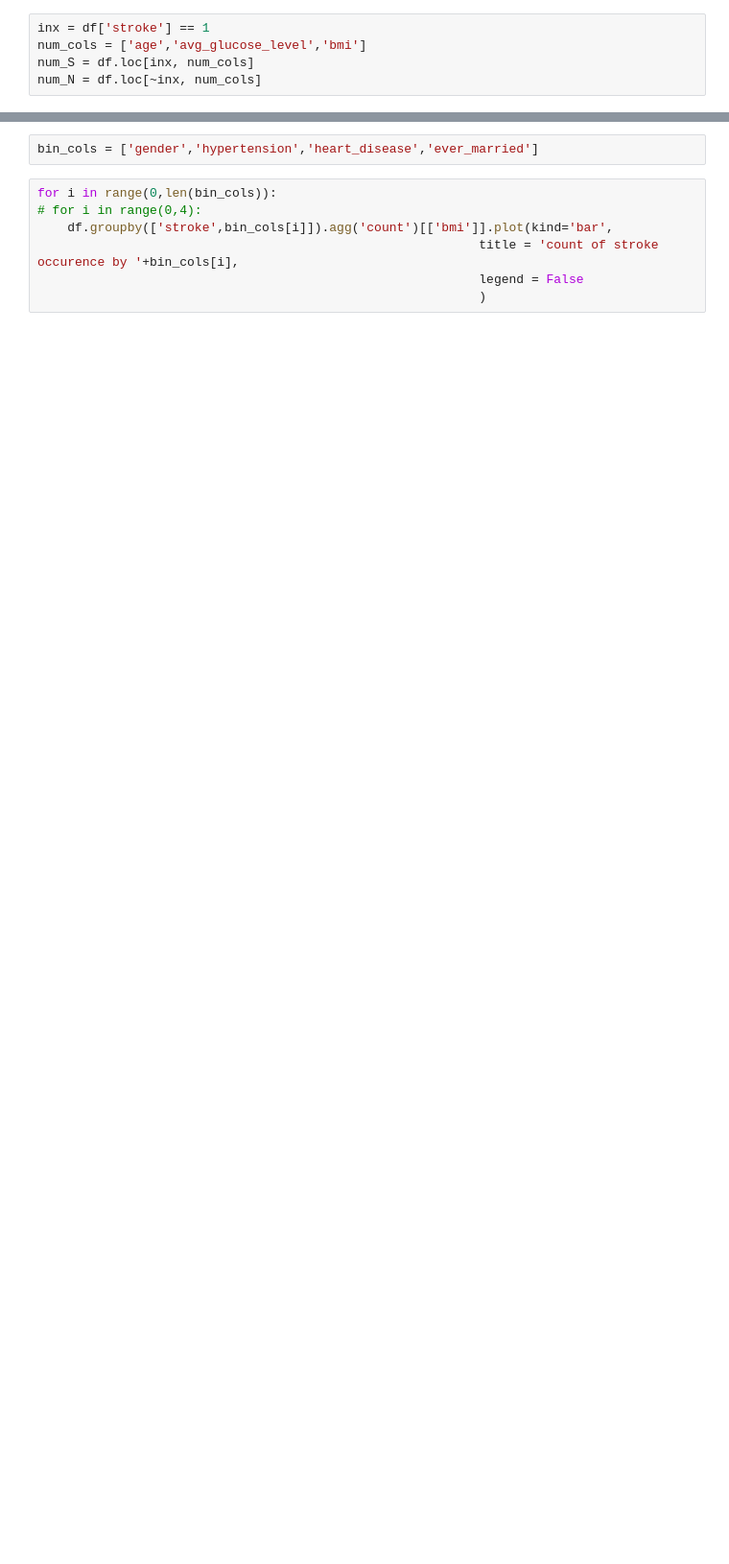
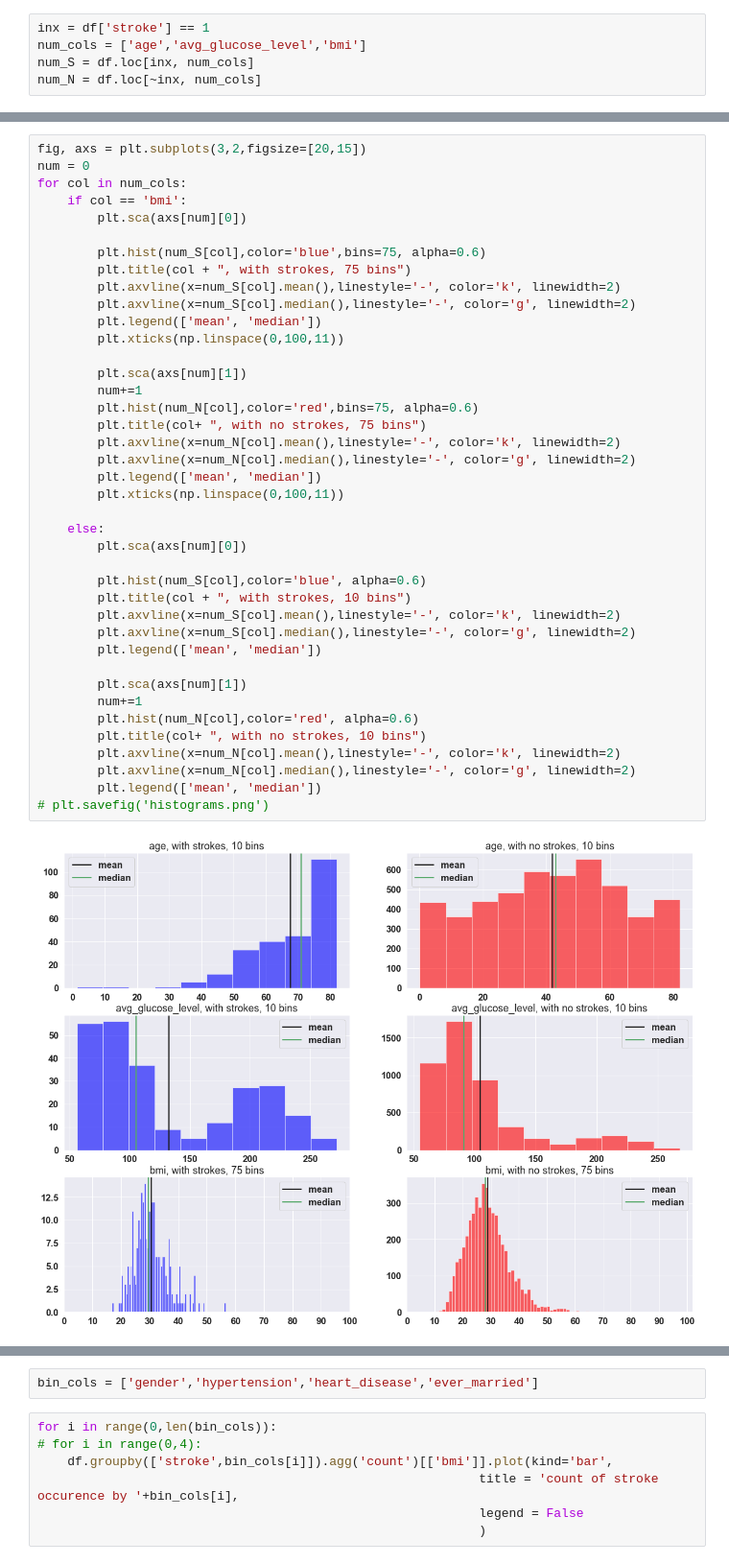
Before and after one commit to Justin-Heer/Stroke-Prediction, a Jupyter notebook: statistical-exploration.ipynb, the cells around one changed output, grey strips where cells are left out. Shown: that part at 96% size. Drawn from its saved outputs; the diff is of its cells as text; blank space fills up the shorter version.

```diff
--- a/statistical-exploration.ipynb
+++ b/statistical-exploration.ipynb
@@ -34,0 +72,42 @@ for col in num_cols:
+# %%
+fig, axs = plt.subplots(3,2,figsize=[20,15])
+num = 0
+for col in num_cols:
+    if col == 'bmi':
+        plt.sca(axs[num][0])
+
+        plt.hist(num_S[col],color='blue',bins=75, alpha=0.6)
+        plt.title(col + ", with strokes, 75 bins")
+        plt.axvline(x=num_S[col].mean(),linestyle='-', color='k', linewidth=2)
+        plt.axvline(x=num_S[col].median(),linestyle='-', color='g', linewidth=2)
+        plt.legend(['mean', 'median'])
+        plt.xticks(np.linspace(0,100,11))
+
+        plt.sca(axs[num][1])
+        num+=1
+        plt.hist(num_N[col],color='red',bins=75, alpha=0.6)
+        plt.title(col+ ", with no strokes, 75 bins")
+        plt.axvline(x=num_N[col].mean(),linestyle='-', color='k', linewidth=2)
+        plt.axvline(x=num_N[col].median(),linestyle='-', color='g', linewidth=2)
+        plt.legend(['mean', 'median'])
+        plt.xticks(np.linspace(0,100,11))
+
+    else:
+        plt.sca(axs[num][0])
+
+        plt.hist(num_S[col],color='blue', alpha=0.6)
+        plt.title(col + ", with strokes, 10 bins")
+        plt.axvline(x=num_S[col].mean(),linestyle='-', color='k', linewidth=2)
+        plt.axvline(x=num_S[col].median(),linestyle='-', color='g', linewidth=2)
+        plt.legend(['mean', 'median'])
+
+        plt.sca(axs[num][1])
+        num+=1
+        plt.hist(num_N[col],color='red', alpha=0.6)
+        plt.title(col+ ", with no strokes, 10 bins")
+        plt.axvline(x=num_N[col].mean(),linestyle='-', color='k', linewidth=2)
+        plt.axvline(x=num_N[col].median(),linestyle='-', color='g', linewidth=2)
+        plt.legend(['mean', 'median'])
+# plt.savefig('histograms.png')
+# %% [output]
+[figure, added]
```
Also changed, not shown: parts of 28 cells of this notebook, 4 other files.
